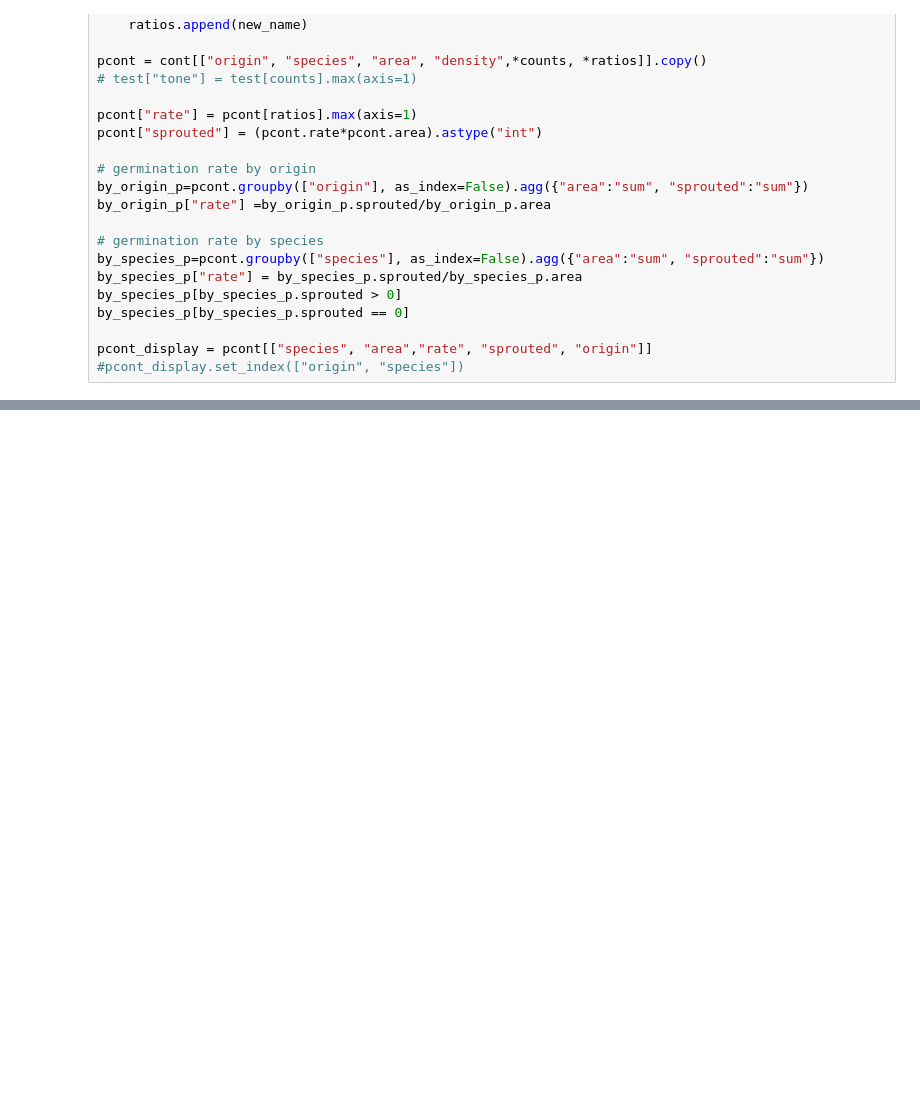
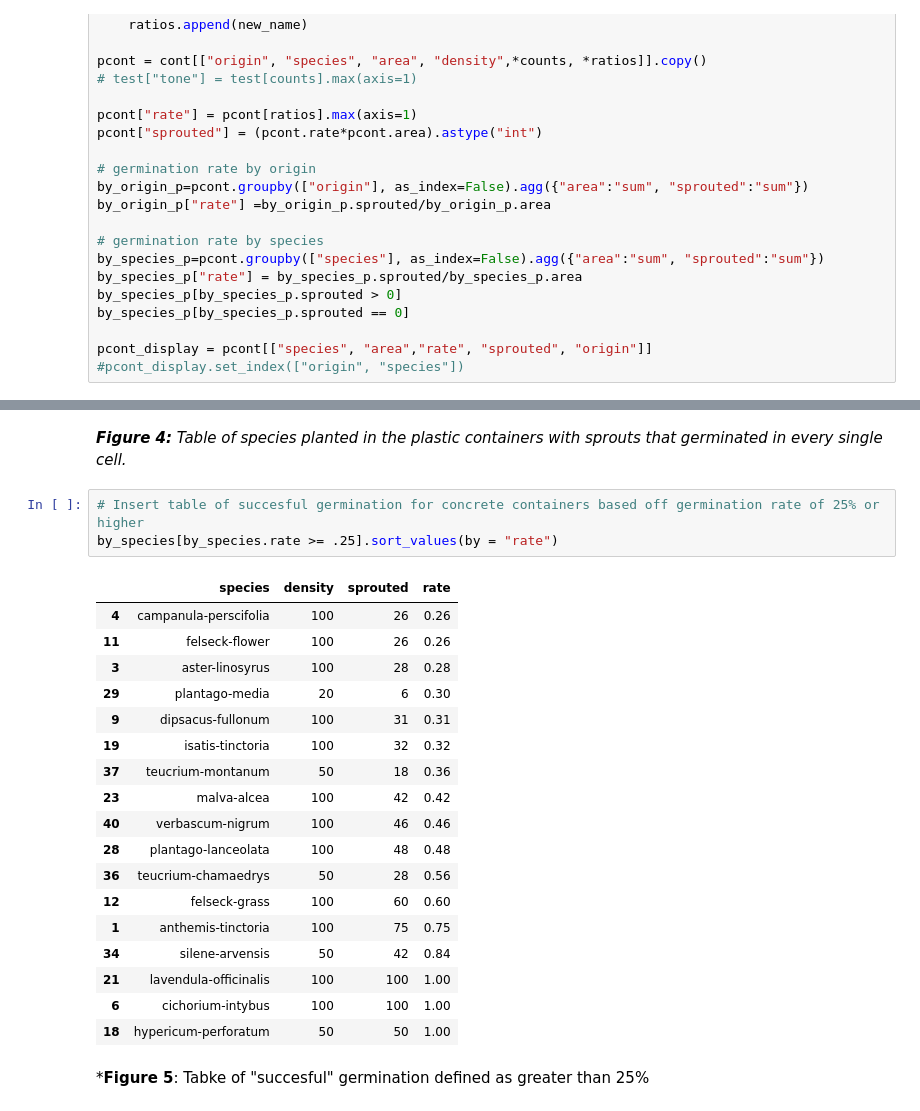
Before and after one commit to thorerismann/flora-buckets, a Jupyter notebook: docs/_sources/germination.ipynb, the cells around one changed output, grey strips where cells are left out. Drawn from its saved outputs; the diff is of its cells as text; blank space fills up the shorter version.

```diff
--- a/docs/_sources/germination.ipynb
+++ b/docs/_sources/germination.ipynb
@@ -290 +334,27 @@ pcont_display = pcont[["species", "area","rate", "sprouted", "origin"]]
+# %% [markdown]
+*__Figure 4:__ Table of species planted in the plastic containers with sprouts that germinated in every single cell.*
+# %%
+# Insert table of succesful germination for concrete containers based off germination rate of 25% or higher
+by_species[by_species.rate >= .25].sort_values(by = "rate")
+# %% [output]
+|  | species | density | sprouted | rate |
+| 4 | campanula-perscifolia | 100 | 26 | 0.26 |
+| 11 | felseck-flower | 100 | 26 | 0.26 |
+| 3 | aster-linosyrus | 100 | 28 | 0.28 |
+| 29 | plantago-media | 20 | 6 | 0.30 |
+| 9 | dipsacus-fullonum | 100 | 31 | 0.31 |
+| 19 | isatis-tinctoria | 100 | 32 | 0.32 |
+| 37 | teucrium-montanum | 50 | 18 | 0.36 |
+| 23 | malva-alcea | 100 | 42 | 0.42 |
+| 40 | verbascum-nigrum | 100 | 46 | 0.46 |
+| 28 | plantago-lanceolata | 100 | 48 | 0.48 |
+| 36 | teucrium-chamaedrys | 50 | 28 | 0.56 |
+| 12 | felseck-grass | 100 | 60 | 0.60 |
+| 1 | anthemis-tinctoria | 100 | 75 | 0.75 |
+| 34 | silene-arvensis | 50 | 42 | 0.84 |
+| 21 | lavendula-officinalis | 100 | 100 | 1.00 |
+| 6 | cichorium-intybus | 100 | 100 | 1.00 |
+| 18 | hypericum-perforatum | 50 | 50 | 1.00 |
+# %% [markdown]
+*__Figure 5__: Tabke of "succesful" germination defined as greater than 25%
 # %% [markdown]
```
Also changed, not shown: parts of 16 cells of this notebook, 21 other files.
